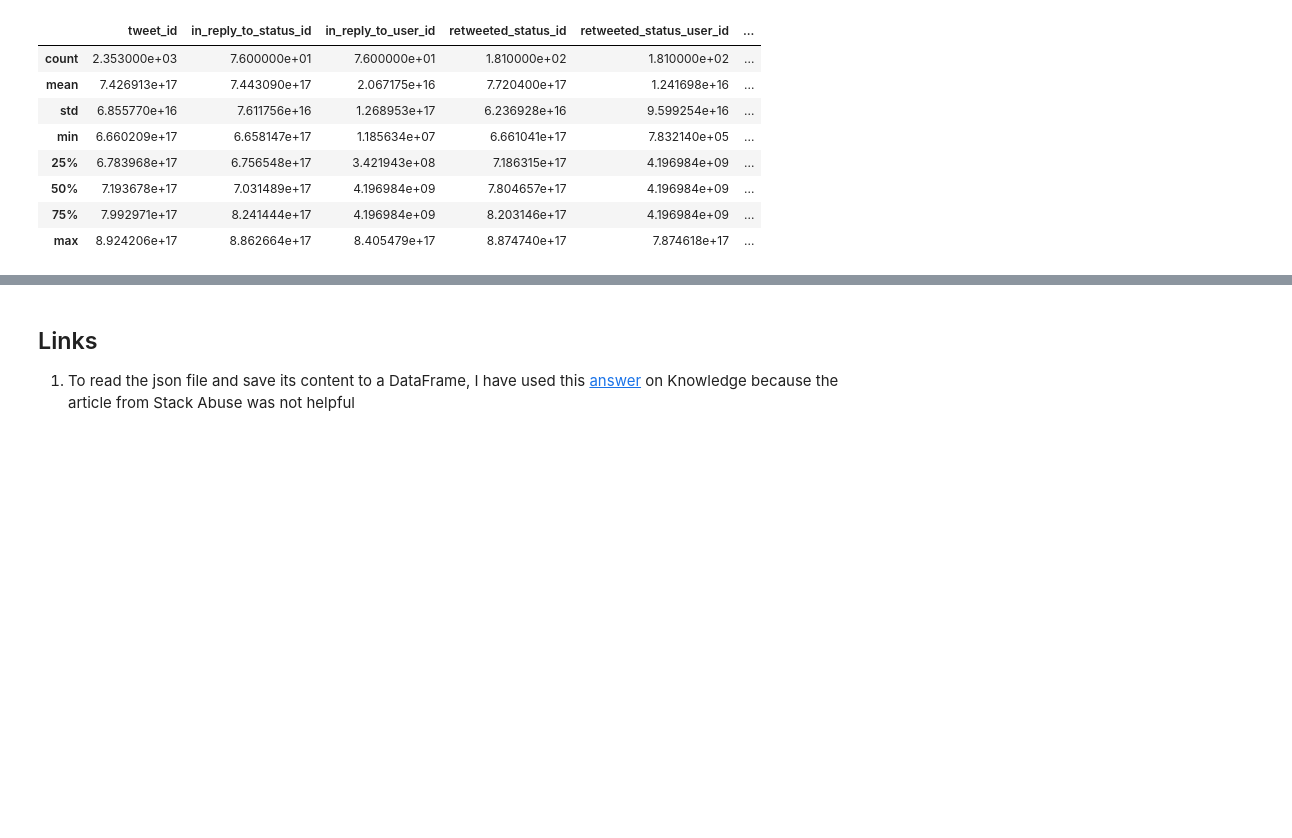
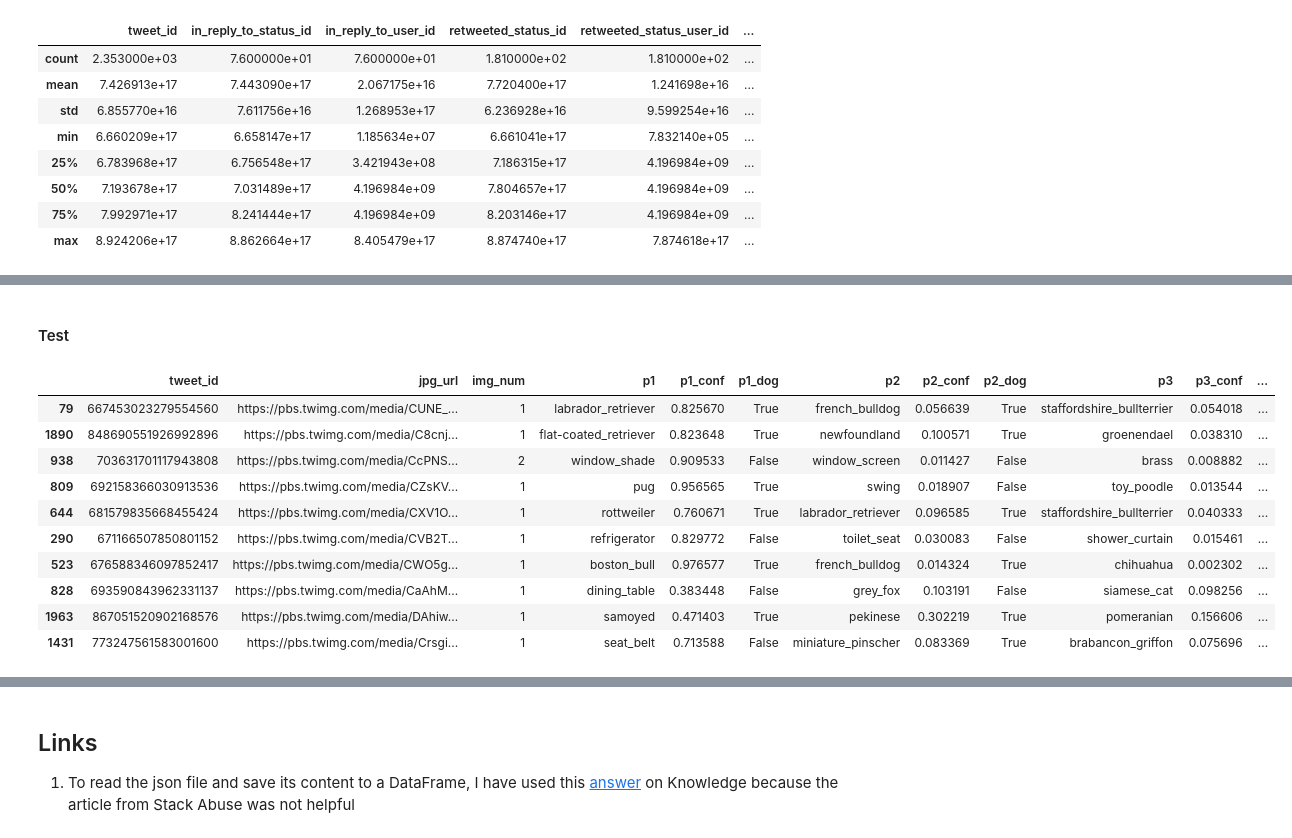
Before and after one commit to BexTuychiev/WeRateDogs_wrangle_analyze, a Jupyter notebook: wrangle_act.ipynb, the cells around one changed output, grey strips where cells are left out. Saved outputs shown, nothing was run; the diff lists cells and outputs as text; code cells hidden in the pictures; blank space fills up the shorter version.

```diff
--- a/wrangle_act.ipynb
+++ b/wrangle_act.ipynb
@@ -332,0 +337,21 @@ we_rd.describe()
+# %%
+# Convert all the values in p1, p2, p3 columns to lowercase
+predictions['p1'] = predictions['p1'].str.lower()
+predictions['p2'] = predictions['p2'].str.lower()
+predictions['p3'] = predictions['p3'].str.lower()
+# %% [markdown]
+#### Test
+# %%
+predictions.sample(10)
+# %% [output]
+|  | tweet_id | jpg_url | img_num | p1 | p1_conf | p1_dog | p2 | p2_conf | p2_dog | p3 | p3_conf | ... |
+| 79 | 667453023279554560 | https://pbs.twimg.com/media/CUNE_... | 1 | labrador_retriever | 0.825670 | True | french_bulldog | 0.056639 | True | staffordshire_bullterrier | 0.054018 | ... |
+| 1890 | 848690551926992896 | https://pbs.twimg.com/media/C8cnj... | 1 | flat-coated_retriever | 0.823648 | True | newfoundland | 0.100571 | True | groenendael | 0.038310 | ... |
+| 938 | 703631701117943808 | https://pbs.twimg.com/media/CcPNS... | 2 | window_shade | 0.909533 | False | window_screen | 0.011427 | False | brass | 0.008882 | ... |
+| 809 | 692158366030913536 | https://pbs.twimg.com/media/CZsKV... | 1 | pug | 0.956565 | True | swing | 0.018907 | False | toy_poodle | 0.013544 | ... |
+| 644 | 681579835668455424 | https://pbs.twimg.com/media/CXV1O... | 1 | rottweiler | 0.760671 | True | labrador_retriever | 0.096585 | True | staffordshire_bullterrier | 0.040333 | ... |
+| 290 | 671166507850801152 | https://pbs.twimg.com/media/CVB2T... | 1 | refrigerator | 0.829772 | False | toilet_seat | 0.030083 | False | shower_curtain | 0.015461 | ... |
+| 523 | 676588346097852417 | https://pbs.twimg.com/media/CWO5g... | 1 | boston_bull | 0.976577 | True | french_bulldog | 0.014324 | True | chihuahua | 0.002302 | ... |
+| 828 | 693590843962331137 | https://pbs.twimg.com/media/CaAhM... | 1 | dining_table | 0.383448 | False | grey_fox | 0.103191 | False | siamese_cat | 0.098256 | ... |
+| 1963 | 867051520902168576 | https://pbs.twimg.com/media/DAhiw... | 1 | samoyed | 0.471403 | True | pekinese | 0.302219 | True | pomeranian | 0.156606 | ... |
+| 1431 | 773247561583001600 | https://pbs.twimg.com/media/Crsgi... | 1 | seat_belt | 0.713588 | False | miniature_pinscher | 0.083369 | True | brabancon_griffon | 0.075696 | ... |
```
Also changed, not shown: parts of 18 cells of this notebook.
